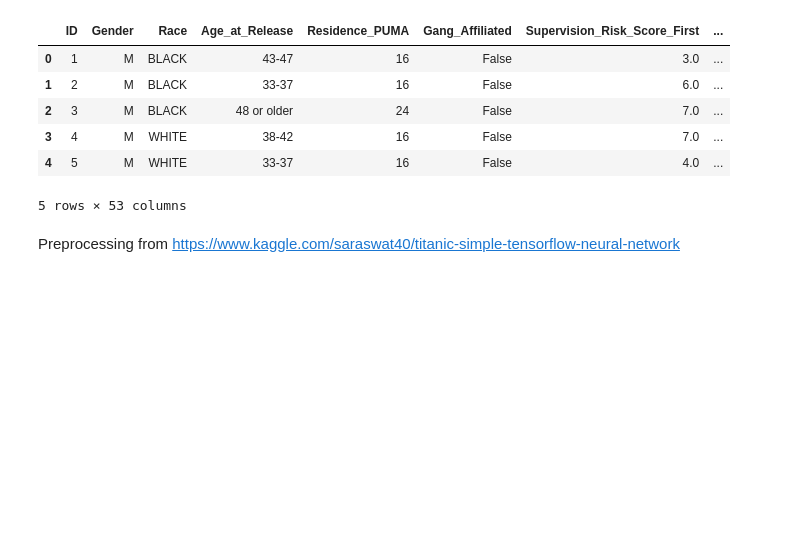
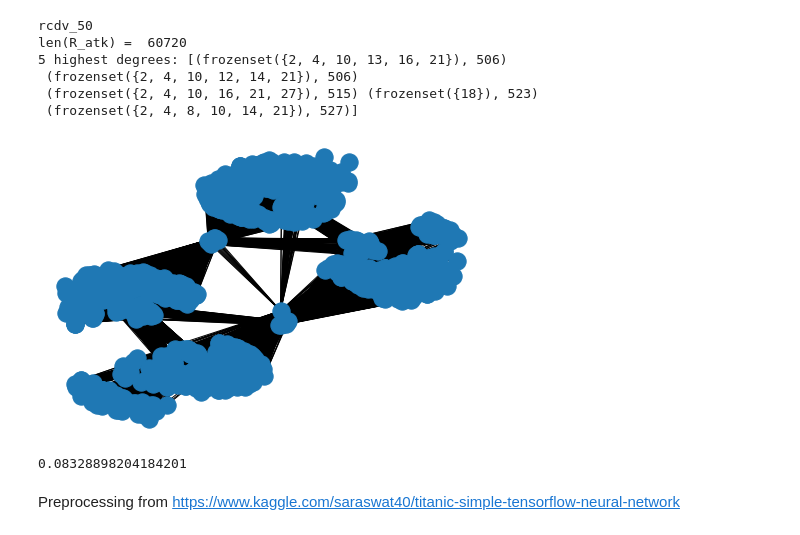
Before and after one commit to htrenquier/argument-based-explainer, a Jupyter notebook: arg_rcdv.ipynb, the cells around one changed output. Cells and saved outputs as stored; diff of their text form; code cells hidden in the pictures; blank space fills up the shorter version.

Commit message:
Fix attacks mistake

```diff
--- a/arg_rcdv.ipynb
+++ b/arg_rcdv.ipynb
@@ -29,0 +10,11 @@ train.csv
+# %%
+from anchor import utils
+from anchor import anchor_tabular
+
+dataset_folder = '../datasets/'
+dataset = utils.load_dataset('recidivism', balance=True, dataset_folder=dataset_folder, discretize=True)
+# %%
+c = sklearn.ensemble.RandomForestClassifier(n_estimators=50, n_jobs=5)
+c.fit(dataset.train, dataset.labels_train)
+print('Train', sklearn.metrics.accuracy_score(dataset.labels_train, c.predict(dataset.train)))
+print('Test', sklearn.metrics.accuracy_score(dataset.labels_test, c.predict(dataset.test)))
@@ -29,0 +24,15 @@ train.csv
+# %%
+transformed_data = []
+
+for r in dataset.train:
+    transformed_data.append([dataset.categorical_names[i][int(r_)] for i, r_ in enumerate(r)])
+
+print(transformed_data[0])
+
+train_data = pd.DataFrame(transformed_data, columns=dataset.feature_names)
+print(train_data.shape)
+nb_vals = 75
+
+y=[]
+for k in range(0, nb_vals):
+    y.append(c.predict(dataset.train[k].reshape(1, -1))[0])
@@ -29,0 +41,6 @@ train.csv
+# %%
+import arg_explainer as ae
+from importlib import reload
+reload(ae)
+import arg_explainer as ae
+explainer = ae.ArgTabularExplainer(c, train_data.iloc[0:nb_vals], y, 'rcdv_' + str(nb_vals), compute=True)
@@ -29,0 +64,16 @@ train.csv
+# %%
+explainer.build_attack_graph(compute=True, display_graph=True)
+# %% [output]
+rcdv_50
+len(R_atk) =  60720
+5 highest degrees: [(frozenset({2, 4, 10, 13, 16, 21}), 506)
+ (frozenset({2, 4, 10, 12, 14, 21}), 506)
+ (frozenset({2, 4, 10, 16, 21, 27}), 515) (frozenset({18}), 523)
+ (frozenset({2, 4, 8, 10, 14, 21}), 527)]
+[figure, added]
+# %%
+explainer.set_strategy('max_covi')
+## Define strategy before calling explainer.explain()
+explainer.display_explanations()
+# %% [output]
+0.08328898204184201
@@ -30,15 +100,7 @@ train.csv
 # %%
-train_data = pd.read_csv("datasets/rcdv/train.csv")
-test_data = pd.read_csv("datasets/rcdv/test.csv")
+train_data = pd.read_csv("../datasets/rcdv/train.csv")
+# test_data = pd.read_csv("datasets/rcdv/test.csv")
 train_data.head()
-# %% [output]
-|  | ID | Gender | Race | Age_at_Release | Residence_PUMA | Gang_Affiliated | Supervision_Risk_Score_First | ... |
-| 0 | 1 | M | BLACK | 43-47 | 16 | False | 3.0 | ... |
-| 1 | 2 | M | BLACK | 33-37 | 16 | False | 6.0 | ... |
-| 2 | 3 | M | BLACK | 48 or older | 24 | False | 7.0 | ... |
-| 3 | 4 | M | WHITE | 38-42 | 16 | False | 7.0 | ... |
-| 4 | 5 | M | WHITE | 33-37 | 16 | False | 4.0 | ... |
-5 rows × 53 columns
 # %% [markdown]
 Preprocessing from https://www.kaggle.com/saraswat40/titanic-simple-tensorflow-neural-network
 # %%
```
Also changed, not shown: parts of 20 cells of this notebook, 4 other files.
